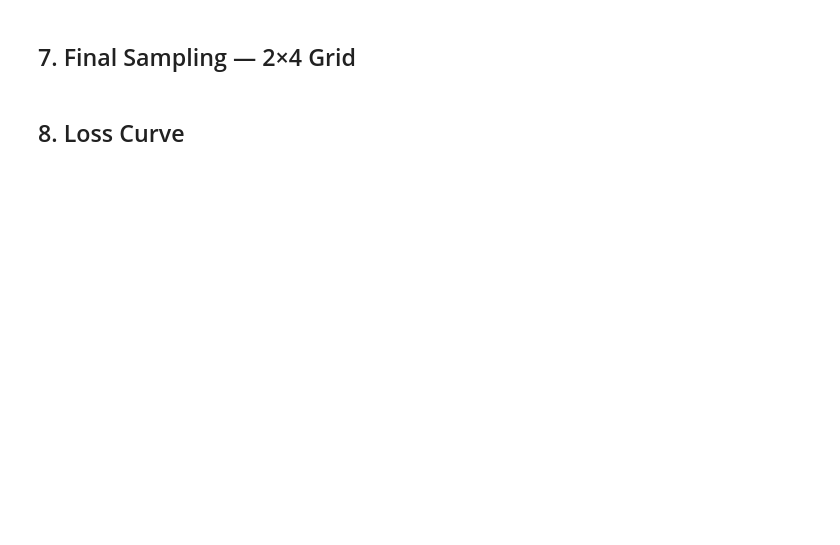
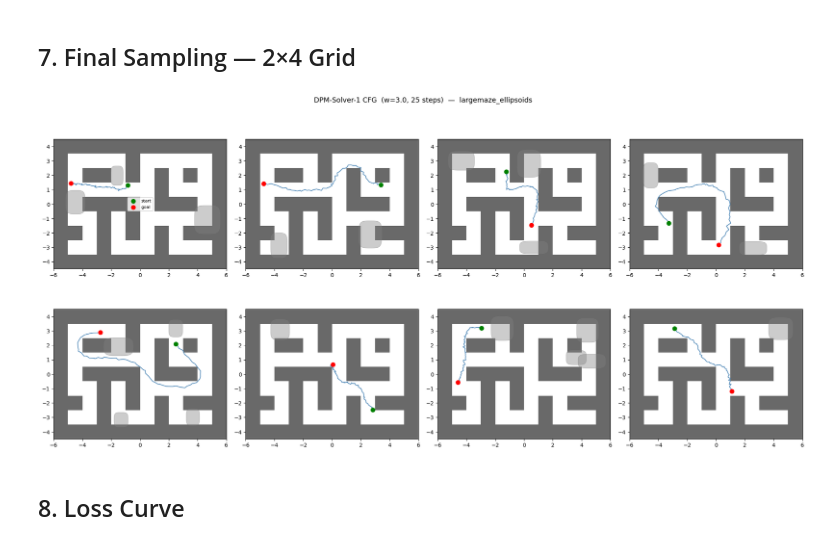
Before and after one commit to sugheert/SafeDPMSolver, a Jupyter notebook: EllipsoidalCBFSampling/train_large_ellipsoids_diffuser.ipynb, the cells around one changed output. Drawn from its saved outputs; the diff is of its cells as text; code cells hidden in the pictures; blank space fills up the shorter version.

```diff
--- a/EllipsoidalCBFSampling/train_large_ellipsoids_diffuser.ipynb
+++ b/EllipsoidalCBFSampling/train_large_ellipsoids_diffuser.ipynb
@@ -467,33 +484,37 @@ for j, ax in enumerate(axes.flat):
     samp = dpm_solver_1_cfg_sample(
         ema_model, ve,
         x_start=xs_j, x_goal=xg_j,
         ellipsoids=ell_j,
         T_steps=T_STEPS,
         n_steps=N_SAMPLE_STEPS,
         guidance_scale=GUIDANCE_SCALE,
         device=device,
     )  # [1, T, 2]
 
     world  = ds.unnormalize(samp.cpu())          # [1, T, 2]
     xs_w   = ds.unnormalize(xs_j.cpu())          # [1, 2]
     xg_w   = ds.unnormalize(xg_j.cpu())          # [1, 2]
 
+    draw_maze(ax)
+
     # Draw ellipsoids
     ell_np = eval_ells[j].numpy()   # [5, 4]
     for row in ell_np:
         cx, cy, a, b = row
         if a > 1e-4 or b > 1e-4:
             draw_ellipsoid(ax, cx, cy, a, b)
 
     ax.plot(world[0, :, 0], world[0, :, 1], lw=1.4, color='steelblue', alpha=0.9)
     ax.scatter(xs_w[0, 0], xs_w[0, 1], c='green', s=60, zorder=6, label='start')
     ax.scatter(xg_w[0, 0], xg_w[0, 1], c='red',   s=60, zorder=6, label='goal')
     ax.set_aspect('equal')
     if j == 0:
         ax.legend(fontsize=8)
 
 plt.tight_layout()
 plt.show()
+# %% [output]
+[figure, added]
 # %% [markdown]
 ## 8. Loss Curve
 # %%
```
Also changed, not shown: parts of 2 cells of this notebook.
